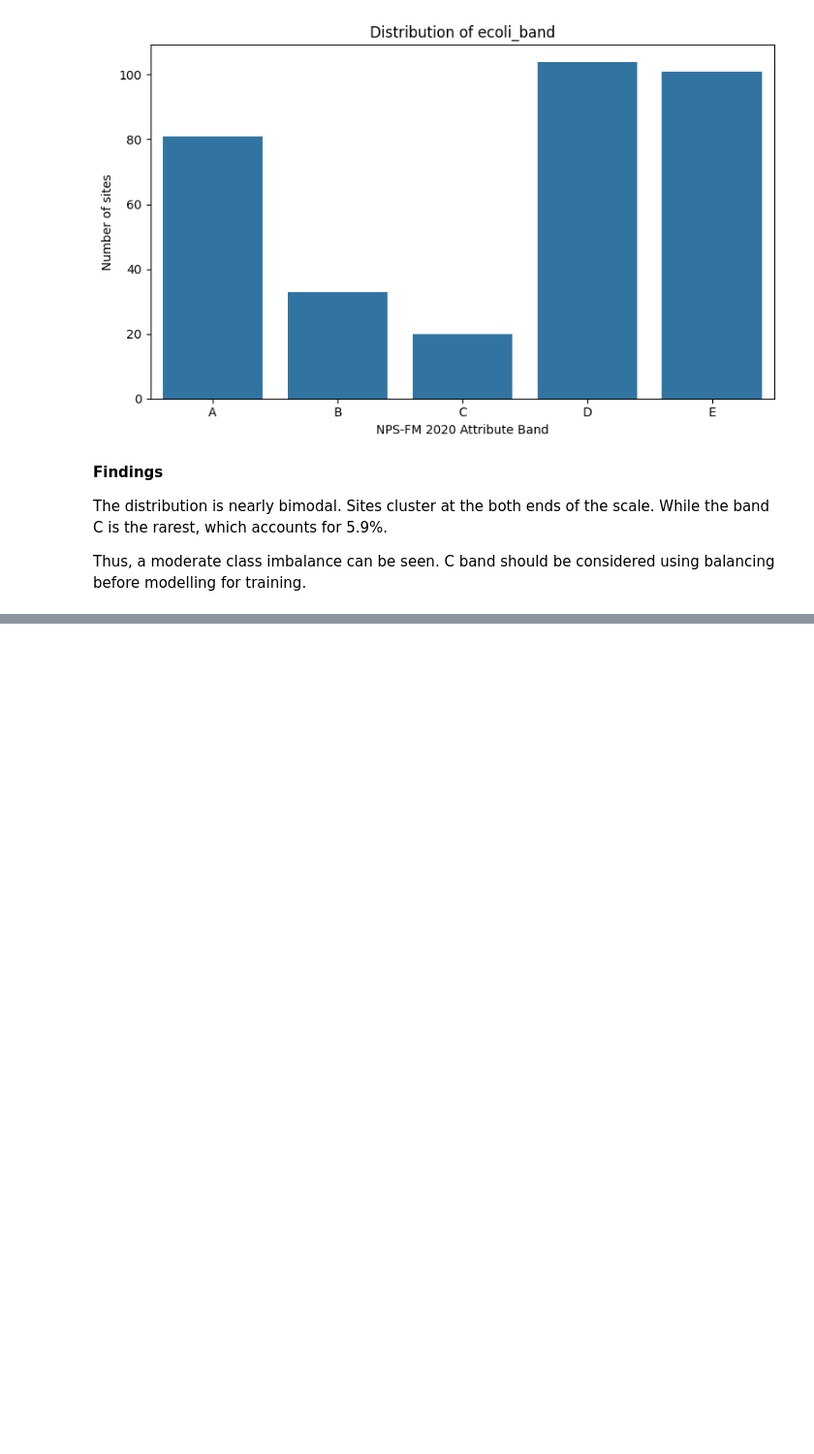
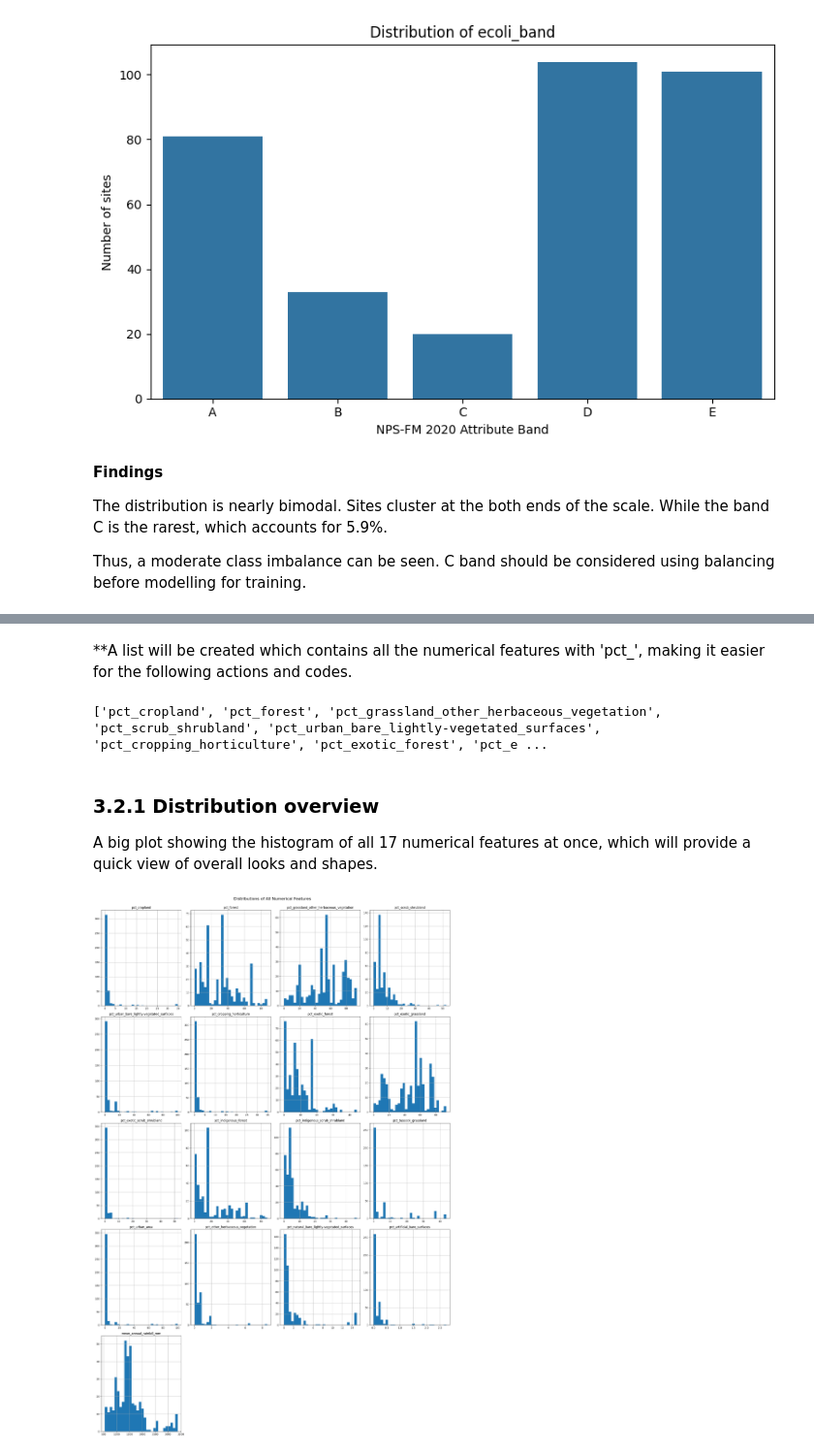
Before and after one commit to Ming-Liu-1170030/1170030-riverWQ, a Jupyter notebook: src/01_eda.ipynb, the cells around one changed output, grey strips where cells are left out. Shown at 97% size. Saved outputs shown, nothing was run; the diff lists cells and outputs as text; code cells hidden in the pictures; blank space fills up the shorter version.

Commit message:
Numerical univariate analysis

```diff
--- a/src/01_eda.ipynb
+++ b/src/01_eda.ipynb
@@ -300,0 +327,28 @@ Thus, a moderate class imbalance can be seen. C band should be considered using
+# %% [markdown]
+**A list will be created which contains all the numerical features with 'pct_', making it easier for the following actions and codes.
+# %%
+# Pick all columns that start with "pct_"
+pct_cols = [c for c in df.columns if c.startswith('pct_')]
+
+# Add rainfall to make the full list of numerical features
+numerical_features = pct_cols + ['mean_annual_rainfall_mm']
+
+print(numerical_features)
+# %% [output]
+['pct_cropland', 'pct_forest', 'pct_grassland_other_herbaceous_vegetation', 'pct_scrub_shrubland', 'pct_urban_bare_lightly-vegetated_surfaces', 'pct_cropping_horticulture', 'pct_exotic_forest', 'pct_e ...
+# %% [markdown]
+### 3.2.1 Distribution overview
+
+A big plot showing the histogram of all 17 numerical features at once, which will provide a quick view of overall looks and shapes.
+# %%
+# Plot histograms for all 17 numerical features in one grid
+df[numerical_features].hist(figsize=(20, 30), bins=30)
+
+# Add an overall title
+plt.suptitle('Distributions of All Numerical Features', fontsize=16, y=1.00)
+
+plt.tight_layout()
+plt.savefig('../figures/04_numerical_distributions_grid.png', bbox_inches='tight')
+plt.show()
+# %% [output]
+[figure, added]
```
Also changed, not shown: parts of 6 cells of this notebook, 1 other file.
